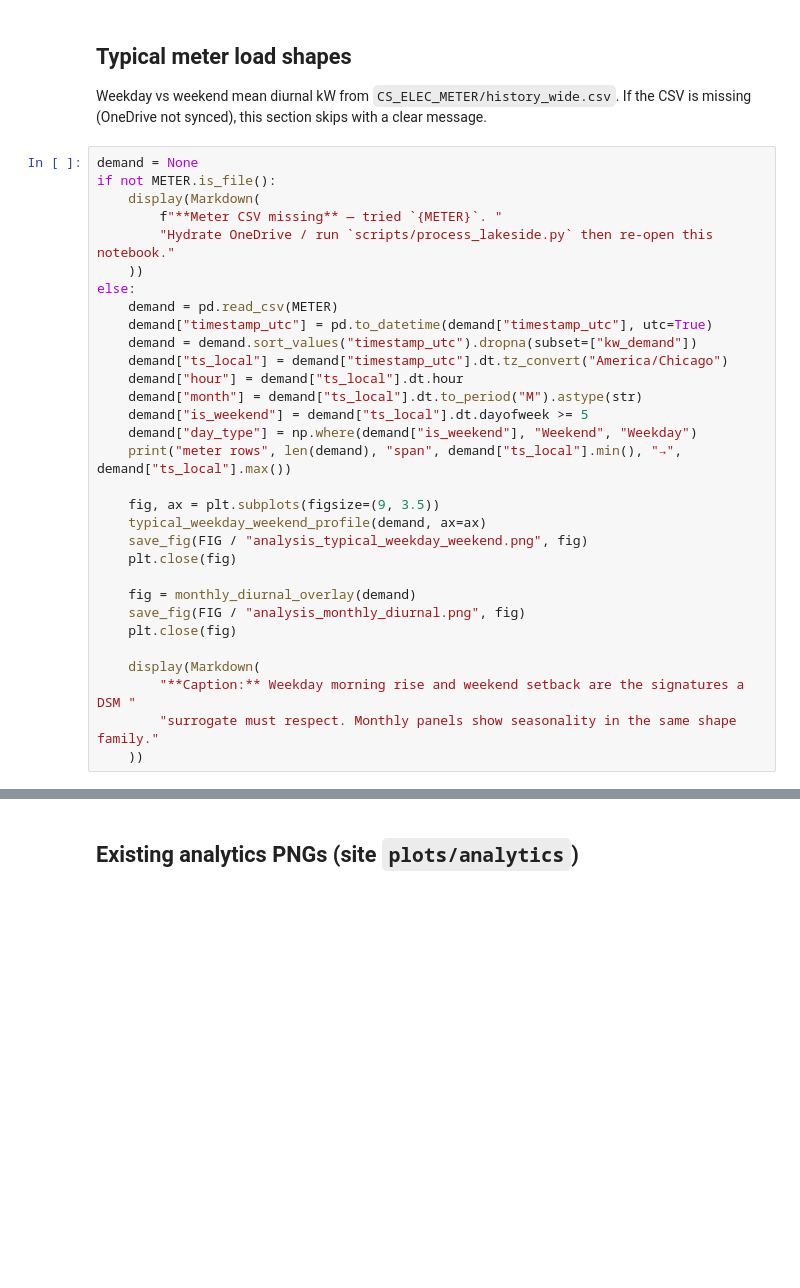
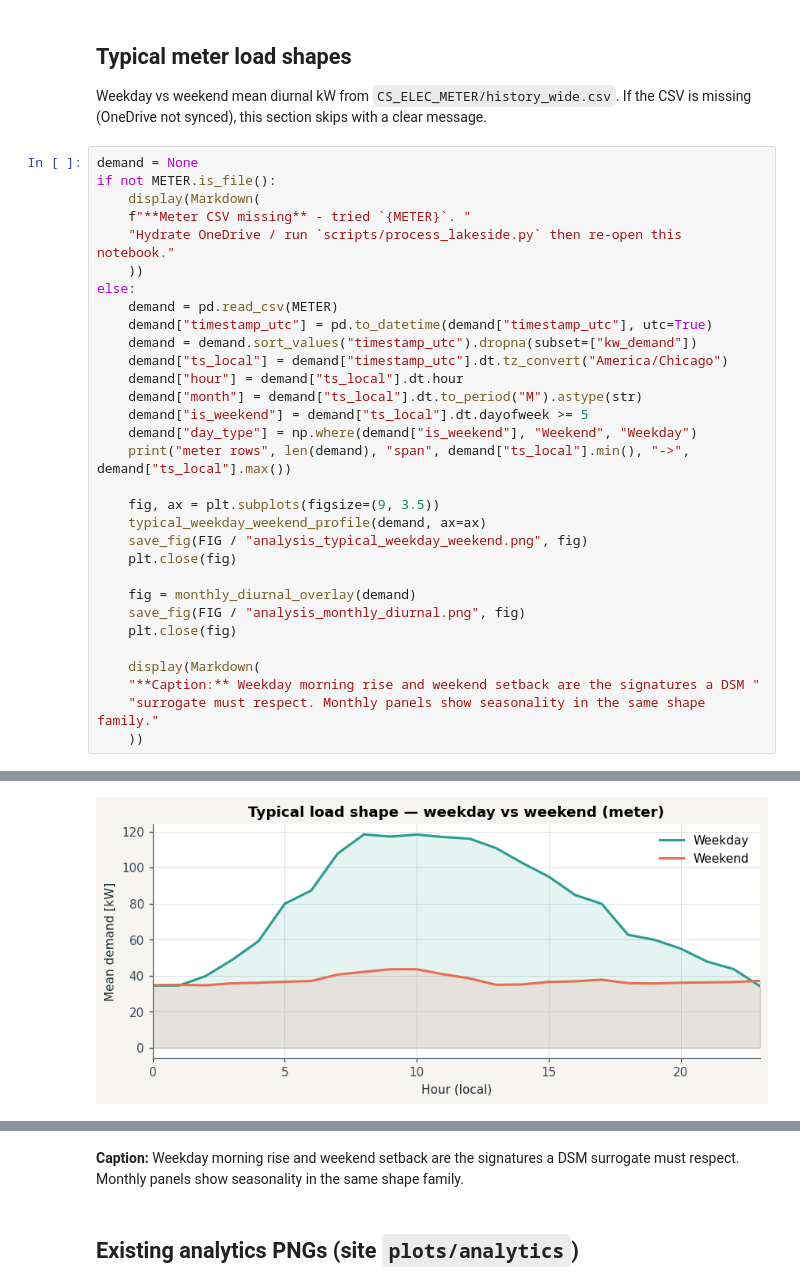
Before and after one commit to bbartling/py-bacnet-stacks-playground, a Jupyter notebook: vibe_code_apps_22/notebooks/lakeside_load_profile_analysis.ipynb, the cells around one changed output, grey strips where cells are left out. Saved outputs shown, nothing was run; the diff lists cells and outputs as text; blank space fills up the shorter version.

```diff
--- a/vibe_code_apps_22/notebooks/lakeside_load_profile_analysis.ipynb
+++ b/vibe_code_apps_22/notebooks/lakeside_load_profile_analysis.ipynb
@@ -91,8 +120,8 @@ If the CSV is missing (OneDrive not synced), this section skips with a clear mes
 demand = None
 if not METER.is_file():
     display(Markdown(
-        f"**Meter CSV missing** — tried `{METER}`. "
-        "Hydrate OneDrive / run `scripts/process_lakeside.py` then re-open this notebook."
+    f"**Meter CSV missing** - tried `{METER}`. "
+    "Hydrate OneDrive / run `scripts/process_lakeside.py` then re-open this notebook."
     ))
 else:
     demand = pd.read_csv(METER)
@@ -103,7 +132,7 @@ else:
     demand["month"] = demand["ts_local"].dt.to_period("M").astype(str)
     demand["is_weekend"] = demand["ts_local"].dt.dayofweek >= 5
     demand["day_type"] = np.where(demand["is_weekend"], "Weekend", "Weekday")
-    print("meter rows", len(demand), "span", demand["ts_local"].min(), "→", demand["ts_local"].max())
+    print("meter rows", len(demand), "span", demand["ts_local"].min(), "->", demand["ts_local"].max())
 
     fig, ax = plt.subplots(figsize=(9, 3.5))
     typical_weekday_weekend_profile(demand, ax=ax)
@@ -115,6 +144,7 @@ else:
     plt.close(fig)
 
     display(Markdown(
-        "**Caption:** Weekday morning rise and weekend setback are the signatures a DSM "
-        "surrogate must respect. Monthly panels show seasonality in the same shape family."
+    "**Caption:** Weekday morning rise and weekend setback are the signatures a DSM "
+    "surrogate must respect. Monthly panels show seasonality in the same shape family."
     ))
+# %% [output]
@@ -120,0 +152 @@ else:
+[figure, added]
@@ -121,3 +154,4 @@ else:
+**Caption:** Weekday morning rise and weekend setback are the signatures a DSM surrogate must respect. Monthly panels show seasonality in the same shape family.
 # %% [markdown]
 ## Existing analytics PNGs (site `plots/analytics`)
 # %%
```
Also changed, not shown: parts of 11 cells of this notebook, 36 other files.
